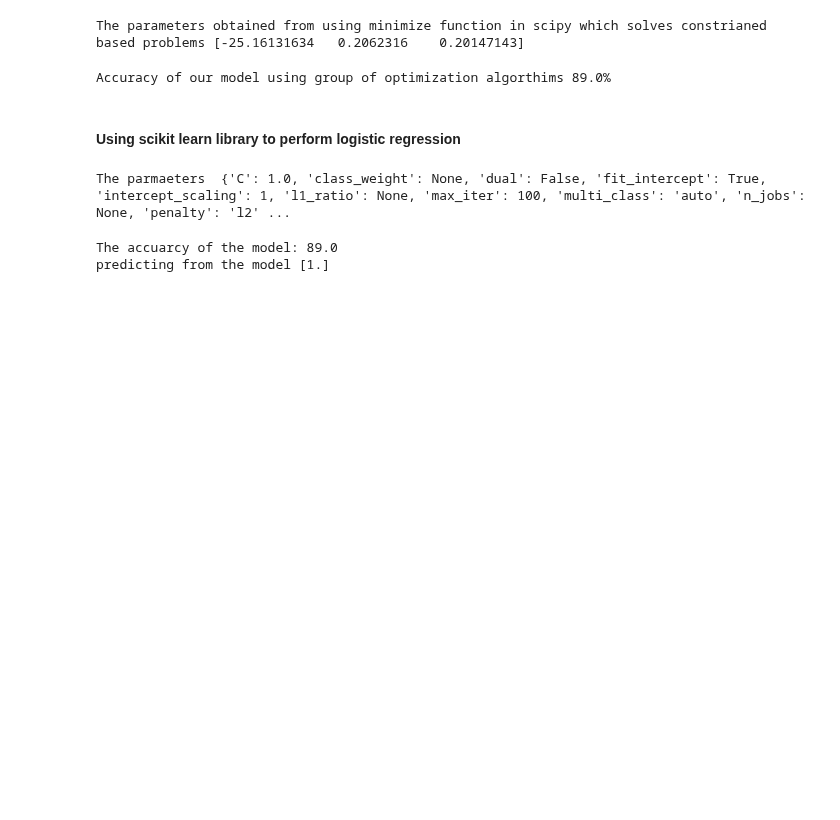
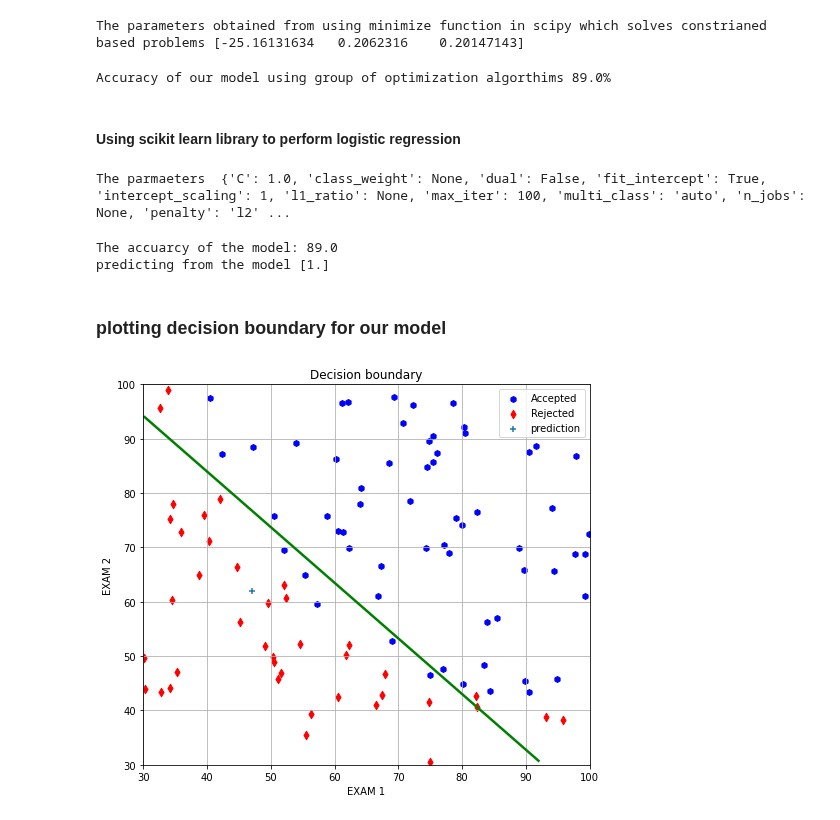
Before and after one commit to viswambhar-yasa/machine_learning, a Jupyter notebook: Logistic_regression.ipynb, the cells around one changed output. Saved outputs shown, nothing was run; the diff lists cells and outputs as text; code cells hidden in the pictures; blank space fills up the shorter version.

```diff
--- a/Logistic_regression.ipynb
+++ b/Logistic_regression.ipynb
@@ -194,9 +194,9 @@ The model fails to predict the output
 #### Using other optimization algorthims like conjugate gradient
 # %%
 from scipy.optimize import minimize
-def costFunction(theta, X, y):
+def costFunction(weights, X, y):
     m = y.size
-    h = sigmoid(X.dot(theta))
+    h = sigmoid(X.dot(weights))
 
     J = -1*(1/m)*(np.log(h).T.dot(y)+np.log(1-h).T.dot(1-y))
 
@@ -204,9 +204,9 @@ def costFunction(theta, X, y):
         return(np.inf)
     return(J[0])
 
-def gradient(theta, X, y):
+def gradient(weights, X, y):
     m = y.size
-    h = sigmoid(X.dot(theta.reshape(-1,1)))
+    h = sigmoid(X.dot(weights.reshape(-1,1)))
 
     grad =(1/m)*X.T.dot(h-y)
 
@@ -244,0 +243,25 @@ print
+# %% [markdown]
+### plotting decision boundary for our model
+# %%
+accepted_students=training_data[training_data[:,-1]==1]
+rejected_students=training_data[training_data[:,-1]==0]
+X=X_train.T
+fig,ax =plt.subplots(figsize=(8,7))
+ax.scatter(accepted_students[:,0],accepted_students[:,1],marker='h',color='b',label='Accepted')
+ax.scatter(rejected_students[:,0],rejected_students[:,1],marker='d',color='r',label="Rejected")
+ax.scatter([47],[62],marker='+',label="prediction")
+# plotting decision boundary
+x1,x2=np.meshgrid(np.linspace(X_train[1,:].min(),X_train[1,:].max()),np.linspace(X_train[2,:].min(),X_train[2,:].max()))
+X_DC=np.c_[np.ones((x1.ravel().shape[0],1)), x1.ravel(), x2.ravel()].T
+h = hypothesis(X_DC,model_parameters).reshape(x1.shape)
+plt.contour(x1, x2, h, [0.5], linewidths=2.5, colors='g')
+
+plt.xlim(30,100)
+plt.ylim(30,100)
+plt.xlabel("EXAM 1")
+plt.ylabel("EXAM 2")
+plt.title("Decision boundary")
+plt.legend()
+plt.grid()
+# %% [output]
+[figure, added]
```
Also changed, not shown: parts of 1 cell of this notebook, 2 other files.
